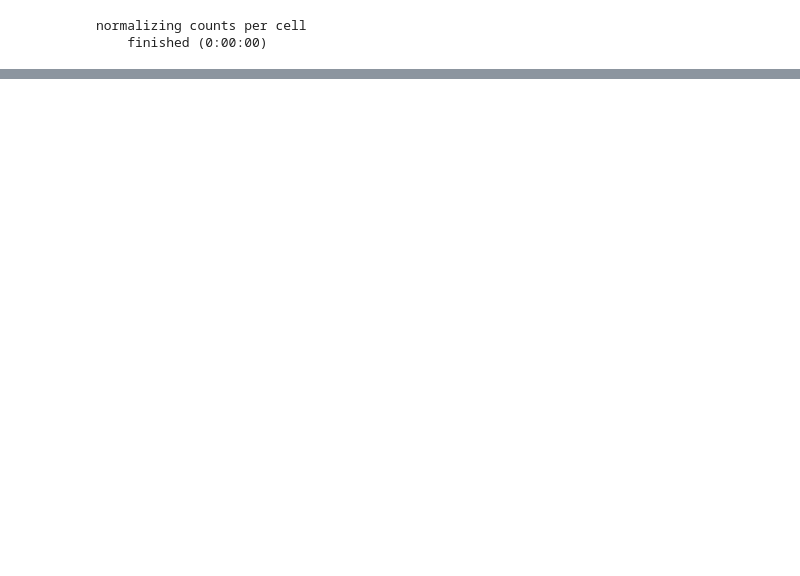
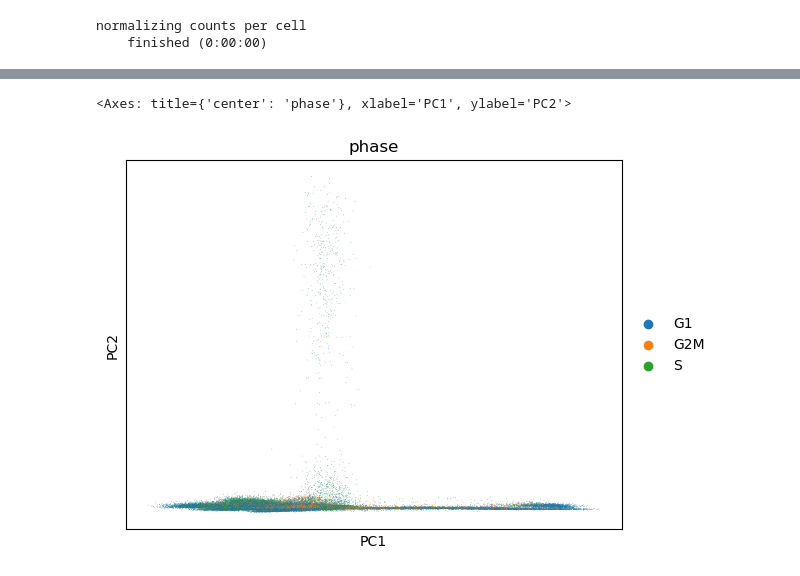
Before and after one commit to donEnno/scAnalysis, a Jupyter notebook: scAnalysis.ipynb, the cells around one changed output, grey strips where cells are left out. Drawn from its saved outputs; the diff is of its cells as text; code cells hidden in the pictures; blank space fills up the shorter version.

```diff
--- a/scAnalysis.ipynb
+++ b/scAnalysis.ipynb
@@ -164 +163,7 @@ computing UMAP
+# %%
+# cell cycle phase
+sc.pl.pca(adata, color='phase', use_raw=False, show=False)
+# %% [output]
+<Axes: title={'center': 'phase'}, xlabel='PC1', ylabel='PC2'>
+[figure, added]
 # %%
```
Also changed, not shown: parts of 18 cells of this notebook, 1 other file.
